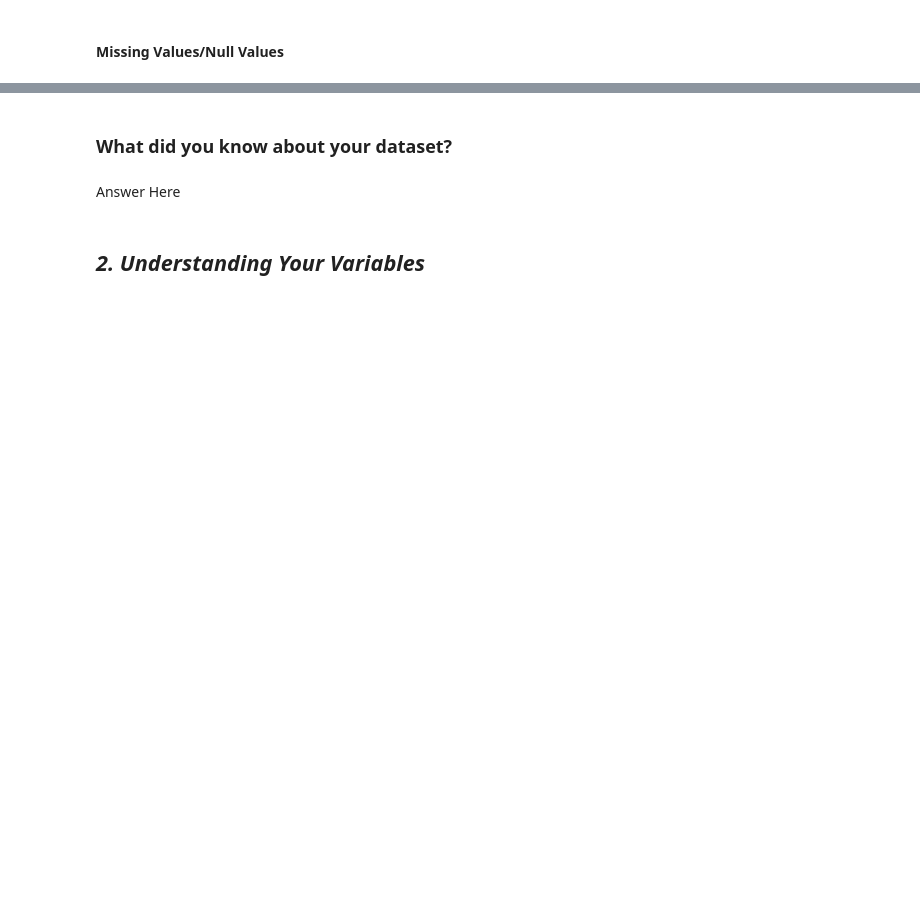
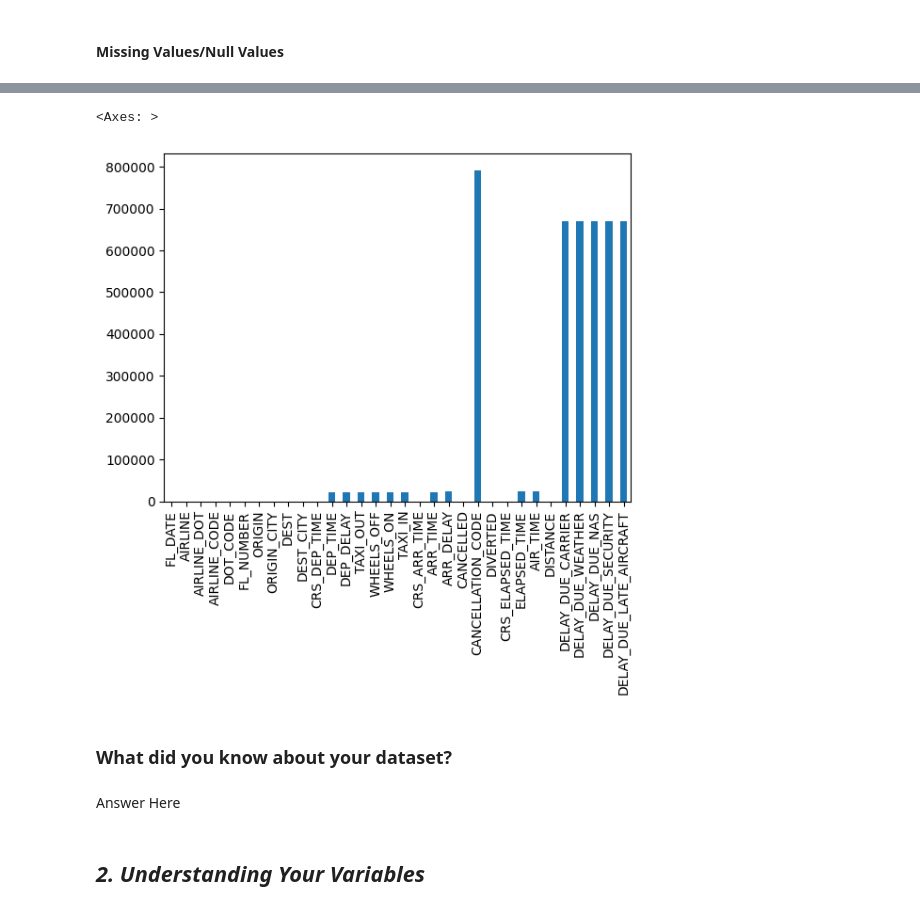
Before and after one commit to sanyam092006/ml_new, a Jupyter notebook: Sample_EDA_Submission_Template.ipynb, the cells around one changed output, grey strips where cells are left out. Saved outputs shown, nothing was run; the diff lists cells and outputs as text; code cells hidden in the pictures; blank space fills up the shorter version.

```diff
--- a/Sample_EDA_Submission_Template.ipynb
+++ b/Sample_EDA_Submission_Template.ipynb
@@ -69,3 +73,9 @@ M - Multivariate Analysis
 ### Dataset Loading
 # %%
 # Load Dataset
+# %%
+from google.colab import drive
+drive.mount('/content/drive')
+path="/content/drive/MyDrive/flightdataset.csv"
+df=pd.read_csv(path)
+df
@@ -92,5 +155,9 @@ M - Multivariate Analysis
 # %%
 # Visualizing the missing values
+df.isnull().sum().plot(kind='bar')
+# %% [output]
+<Axes: >
+[figure, added]
 # %% [markdown]
 ### What did you know about your dataset?
 # %% [markdown]
```
Also changed, not shown: parts of 11 cells of this notebook.
